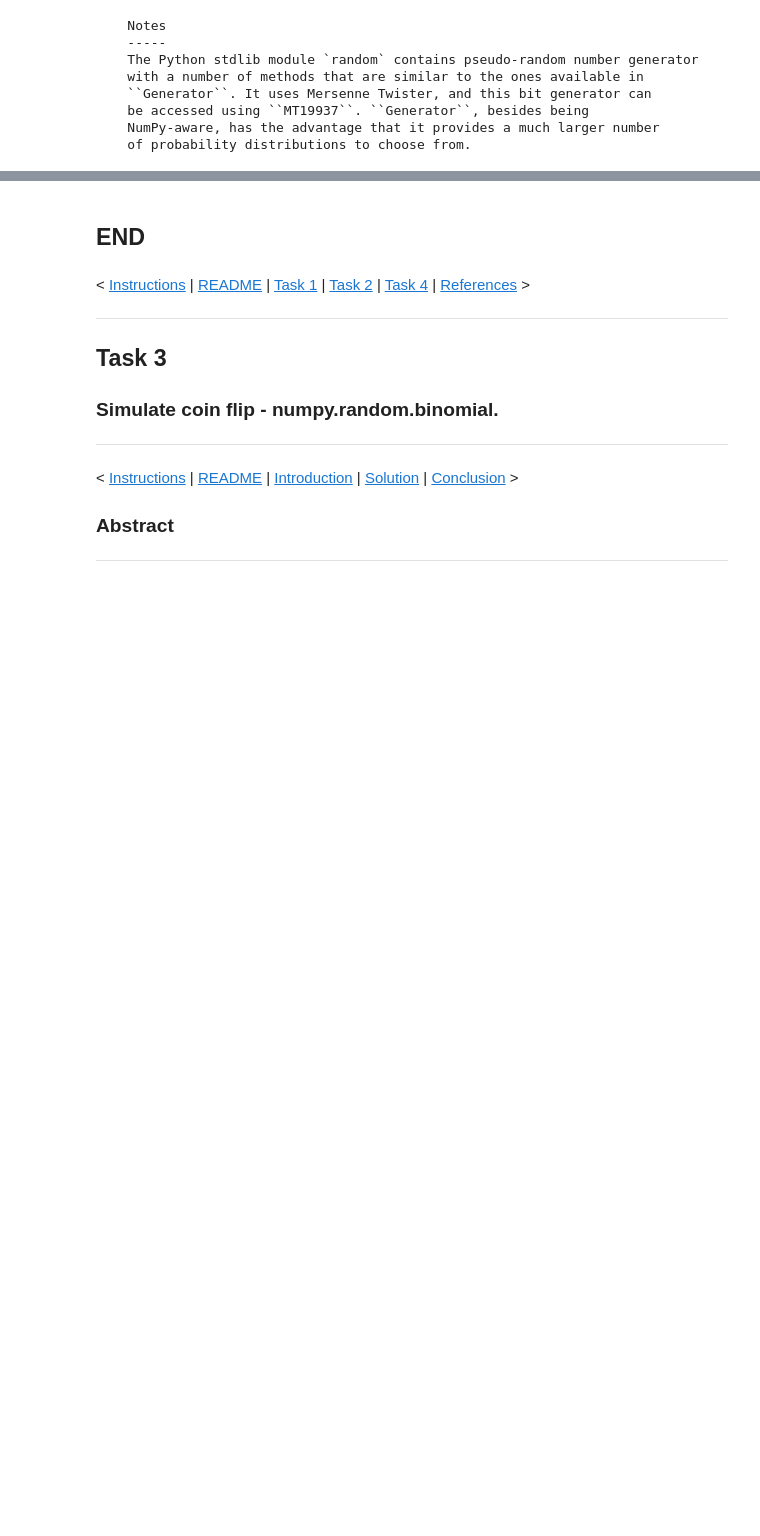
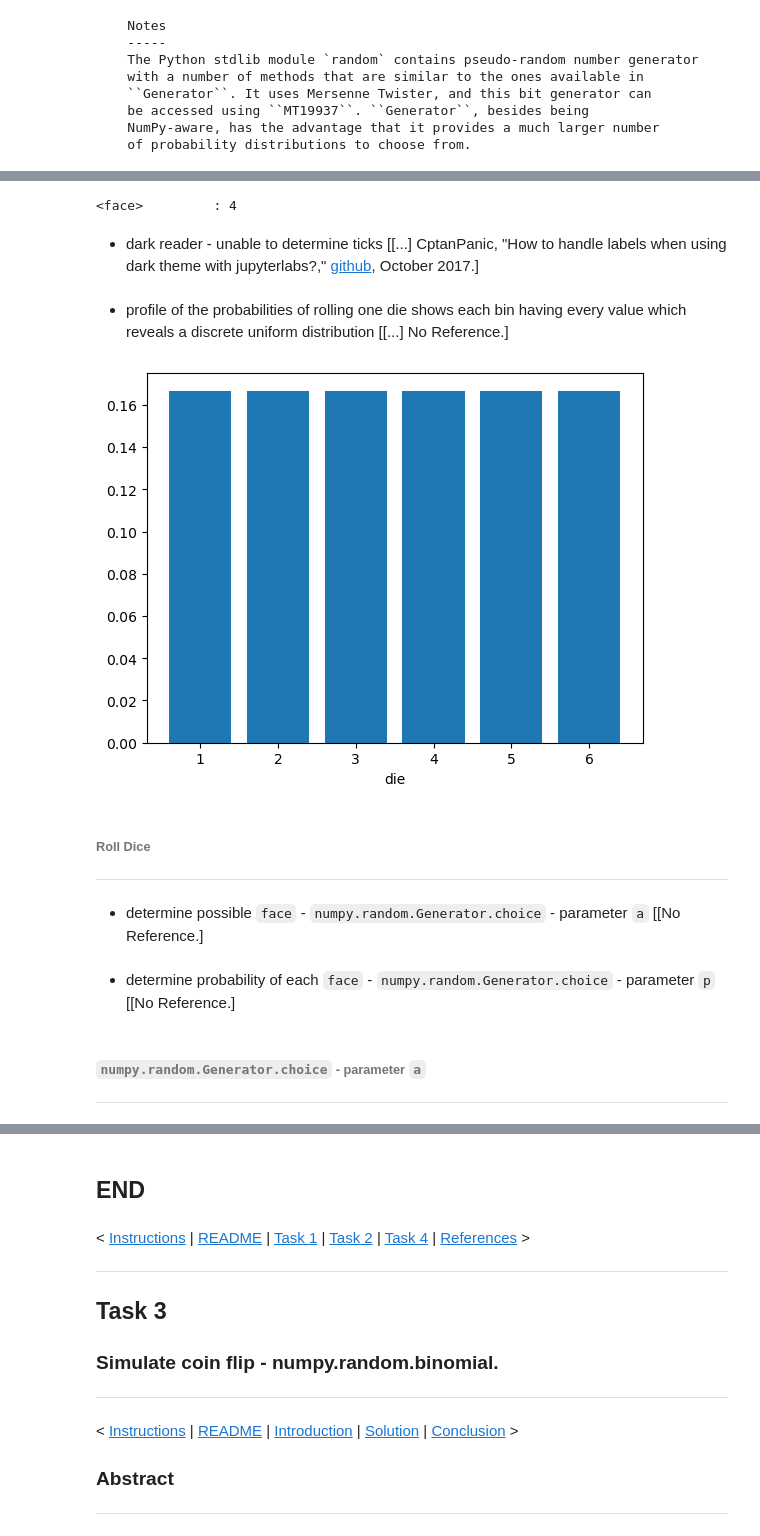
Before and after one commit to E6985/fda-tasks, a Jupyter notebook: Fundamentals-of-Data-Analysis-Tasks-2020.ipynb, the cells around one changed output, grey strips where cells are left out. Cells and saved outputs as stored; diff of their text form; code cells hidden in the pictures; blank space fills up the shorter version.

```diff
--- a/Fundamentals-of-Data-Analysis-Tasks-2020.ipynb
+++ b/Fundamentals-of-Data-Analysis-Tasks-2020.ipynb
@@ -750,0 +655,4 @@ n=3 # roll die/dice
+# %%
+# package numpy
+nDie=range(k,s+1)
+type(nDie)
@@ -750,0 +661,3 @@ n=3 # roll die/dice
+# %%
+nDie=list(nDie)
+type(nDie)
@@ -750,0 +680,7 @@ n=3 # roll die/dice
+# %%
+# uniform distribution
+if k==1: # die
+    nUniform=(k/s) # 0.16666666666666666
+    nProbability=[nUniform]*s # [0.16666666666666666]*6
+    # k = 1 ... [1, 2, 3, 4, 5, 6] ... len 6
+print(nProbability)
@@ -750,0 +701,5 @@ n=3 # roll die/dice
+# %%
+# package numpy - subpackage random - object Generator - method default_rng alias newGenBitGenPCG64 - instantiate
+print("<face>         : {}".format(newGenBitGenPCG64().choice(a=nDie,p=nProbability))) # method choice - call
+# %% [output]
+<face>         : 4
@@ -750,0 +709,2 @@ n=3 # roll die/dice
+# %% [markdown]
+- dark reader - unable to determine ticks [[...] CptanPanic, "How to handle labels when using dark theme with jupyterlabs?," [github](https://web.archive.org/web/20201027100553/https://github.com/matplotlib/ipympl/issues/25), October 2017.]
@@ -750,0 +716,15 @@ n=3 # roll die/dice
+# %% [markdown]
+- profile of the probabilities of rolling one die shows each bin having every value which reveals a discrete uniform distribution [[...] No Reference.]
+# %%
+# package matplotlib - module pyplot
+plt.bar(nDie,nProbability);
+plt.xlabel("die");
+# %% [output]
+[figure, added]
+# %% [markdown]
+###### Roll Dice
+***
+# %% [markdown]
+- determine possible ``face`` - ``numpy.random.Generator.choice`` - parameter ``a`` [[No Reference.]
+# %% [markdown]
+- determine probability of each ``face`` - ``numpy.random.Generator.choice`` - parameter ``p`` [[No Reference.]
@@ -750,0 +733,3 @@ n=3 # roll die/dice
+# %% [markdown]
+###### ``numpy.random.Generator.choice`` - parameter ``a``
+***
```
Also changed, not shown: parts of 151 cells of this notebook.
